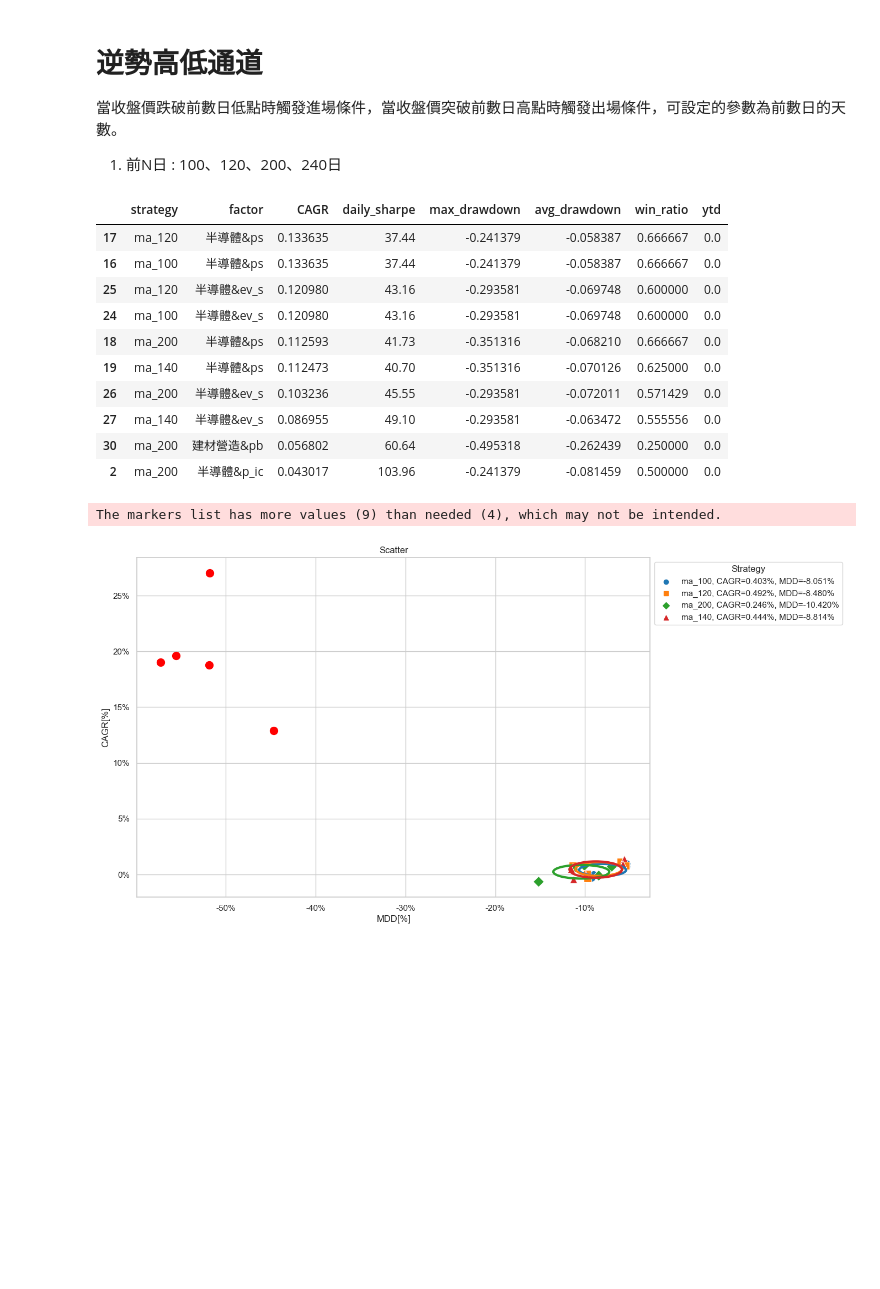
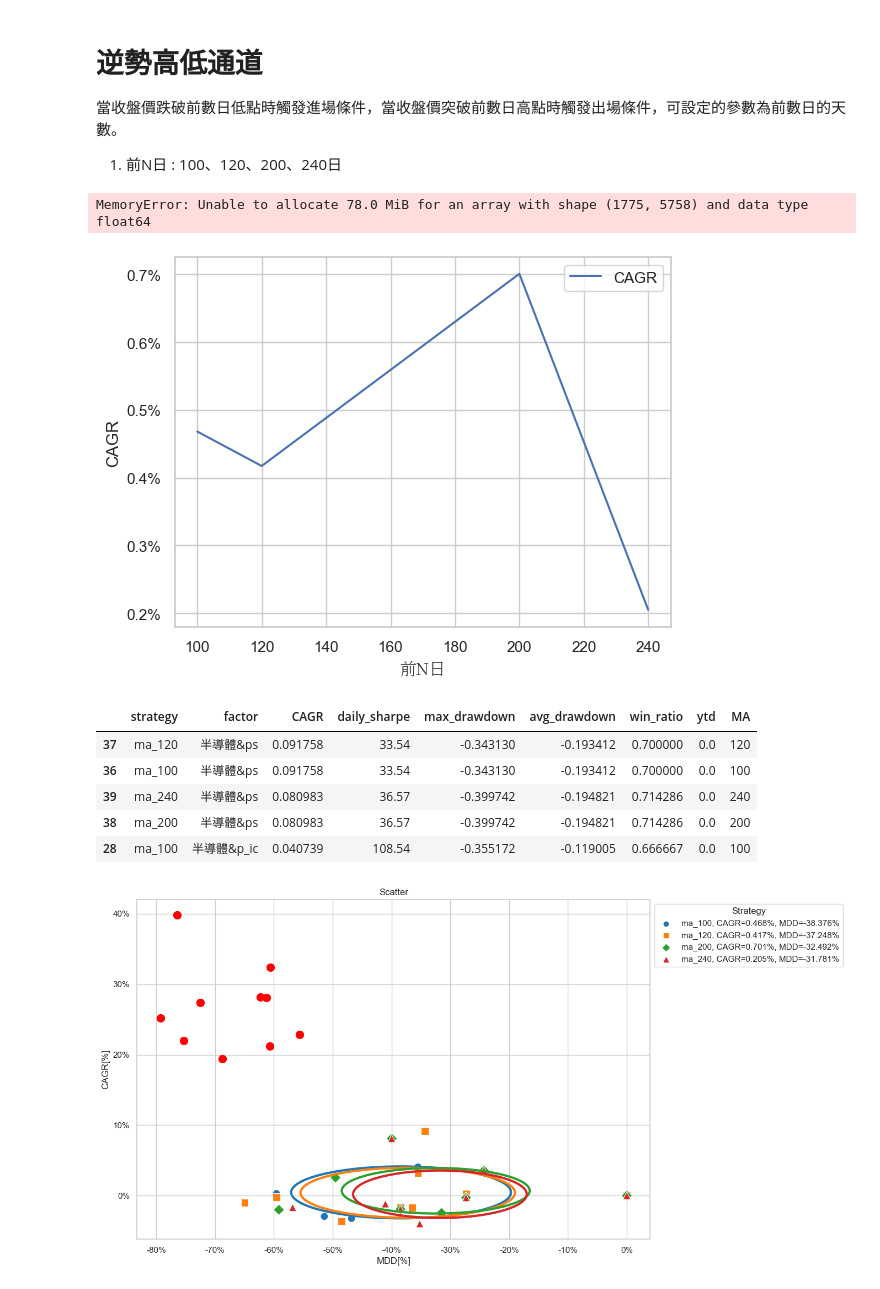
Before and after one commit to QuenHengLee/stock_factor_lab, a Jupyter notebook: strategy_factor_experiment.ipynb, the cells around one changed output. Drawn from its saved outputs; the diff is of its cells as text; code cells hidden in the pictures; blank space fills up the shorter version.

```diff
--- a/strategy_factor_experiment.ipynb
+++ b/strategy_factor_experiment.ipynb
@@ -299,8 +239,8 @@ close=data.get('price:close')
 # 逆勢用n代表
 n_bband={}
 
-for ma in [120, 200, 240]: # 移動平均線
-    for dev in [1.5, 2.0, 2.5]: # 標準差
+for ma in [120, 150, 180, 210, 240]: # 移動平均線
+    for dev in [1.5, 1.8, 2.1, 2.4,2.7]: # 標準差
         n_bband[f'MA_{ma}_std_{dev}'.replace('.', '_')] = data.indicator('BBANDS', resample='D', nbdevup=float(dev), nbdevdn=float(dev), timeperiod=ma)
 # %%
 n_bband_conditions = {}
@@ -430,8 +351,8 @@ vol.index = pd.to_datetime(vol.index)
 buy_at_low_conditions={}
 
 for sector in sector_top_5_df['factor']:
-    for price_ma in [20,40,60]:
-        for vol_dev in [0.5, 0.8]:
+    for price_ma in [20,40,60,80,100]:
+        for vol_dev in [0.4, 0.5, 0.6,0.7,0.8]:
             # 價格ma
             p_ma = close.average(price_ma)
             # 價格dev
@@ -505,7 +430,7 @@ close = data.get('price:close')
 hign_low_band_conditions={}
 
 for sector in sector_top_5_df['factor']:
-    for ma in [100,120,200,140]:
+    for ma in [*range(10,400,20)]:
         # 前幾日最低點
         p_min = close.rolling(ma).min()
         # 前幾日最高點
@@ -515,6 +440,8 @@ for sector in sector_top_5_df['factor']:
         exits = close < p_max
         strategy = entries.hold_until(exits)
         hign_low_band_conditions[f'ma_{ma}&{sector}'] = strategy &  results_dict[str(sector)]
+# %% [output]
+MemoryError: Unable to allocate 78.0 MiB for an array with shape (1775, 5758) and data type float64
 # %%
 close = data.get('price:close')
 
@@ -536,25 +463,34 @@ hign_low_band_report_collection = sim_conditions(conditions=hign_low_band_condit
 hign_low_band_df = hign_low_band_report_collection.stats.T
 hign_low_band_df.index = hign_low_band_df.index.str.split('&', n=1, expand=True)
 hign_low_band_df = hign_low_band_df.reset_index(names=['strategy', 'factor'])
+split_columns = hign_low_band_df['strategy'].str.split('_', expand=True)
+hign_low_band_df['MA'] = split_columns[1].astype(int)
+# %%
+from matplotlib.ticker import FuncFormatter
+from matplotlib.font_manager import FontProperties
+ax = hign_low_band_df[['MA','CAGR']].groupby(['MA']).mean().reset_index().plot(x='MA', y='CAGR')
+
+font = FontProperties(fname=r'NotoSerifTC-Light.otf')
+plt.xlabel('前N日', fontproperties=font)
+plt.ylabel('CAGR')
+
+formatter = FuncFormatter(lambda x, _: '{:.1%}'.format(x))
+ax.yaxis.set_major_formatter(formatter)
+# %% [output]
+[figure, added]
 # %%
-hign_low_band_df.sort_values(by=['CAGR'], ascending=False).head(10)
+hign_low_band_df.sort_values(by=['CAGR'], ascending=False).head(5)
 # %% [output]
-|  | strategy | factor | CAGR | daily_sharpe | max_drawdown | avg_drawdown | win_ratio | ytd |
-| 17 | ma_120 | 半導體&ps | 0.133635 | 37.44 | -0.241379 | -0.058387 | 0.666667 | 0.0 |
-| 16 | ma_100 | 半導體&ps | 0.133635 | 37.44 | -0.241379 | -0.058387 | 0.666667 | 0.0 |
-| 25 | ma_120 | 半導體&ev_s | 0.120980 | 43.16 | -0.293581 | -0.069748 | 0.600000 | 0.0 |
-| 24 | ma_100 | 半導體&ev_s | 0.120980 | 43.16 | -0.293581 | -0.069748 | 0.600000 | 0.0 |
-| 18 | ma_200 | 半導體&ps | 0.112593 | 41.73 | -0.351316 | -0.068210 | 0.666667 | 0.0 |
-| 19 | ma_140 | 半導體&ps | 0.112473 | 40.70 | -0.351316 | -0.070126 | 0.625000 | 0.0 |
-| 26 | ma_200 | 半導體&ev_s | 0.103236 | 45.55 | -0.293581 | -0.072011 | 0.571429 | 0.0 |
-| 27 | ma_140 | 半導體&ev_s | 0.086955 | 49.10 | -0.293581 | -0.063472 | 0.555556 | 0.0 |
-| 30 | ma_200 | 建材營造&pb | 0.056802 | 60.64 | -0.495318 | -0.262439 | 0.250000 | 0.0 |
-| 2 | ma_200 | 半導體&p_ic | 0.043017 | 103.96 | -0.241379 | -0.081459 | 0.500000 | 0.0 |
+|  | strategy | factor | CAGR | daily_sharpe | max_drawdown | avg_drawdown | win_ratio | ytd | MA |
+| 37 | ma_120 | 半導體&ps | 0.091758 | 33.54 | -0.343130 | -0.193412 | 0.700000 | 0.0 | 120 |
+| 36 | ma_100 | 半導體&ps | 0.091758 | 33.54 | -0.343130 | -0.193412 | 0.700000 | 0.0 | 100 |
+| 39 | ma_240 | 半導體&ps | 0.080983 | 36.57 | -0.399742 | -0.194821 | 0.714286 | 0.0 | 240 |
+| 38 | ma_200 | 半導體&ps | 0.080983 | 36.57 | -0.399742 | -0.194821 | 0.714286 | 0.0 | 200 |
+| 28 | ma_100 | 半導體&p_ic | 0.040739 | 108.54 | -0.355172 | -0.119005 | 0.666667 | 0.0 | 100 |
 # %%
 # D
-draw_strategy_scatter(hign_low_band_df,single_factor_stats)
+draw_strategy_scatter(hign_low_band_df,sector_top_5_df)
 # %% [output]
-The markers list has more values (9) than needed (4), which may not be intended.
-[figure, old version]
+[figure, new version]
 # %%
 draw_strategy_kde(hign_low_band_df)
```
Also changed, not shown: parts of 19 cells of this notebook.
